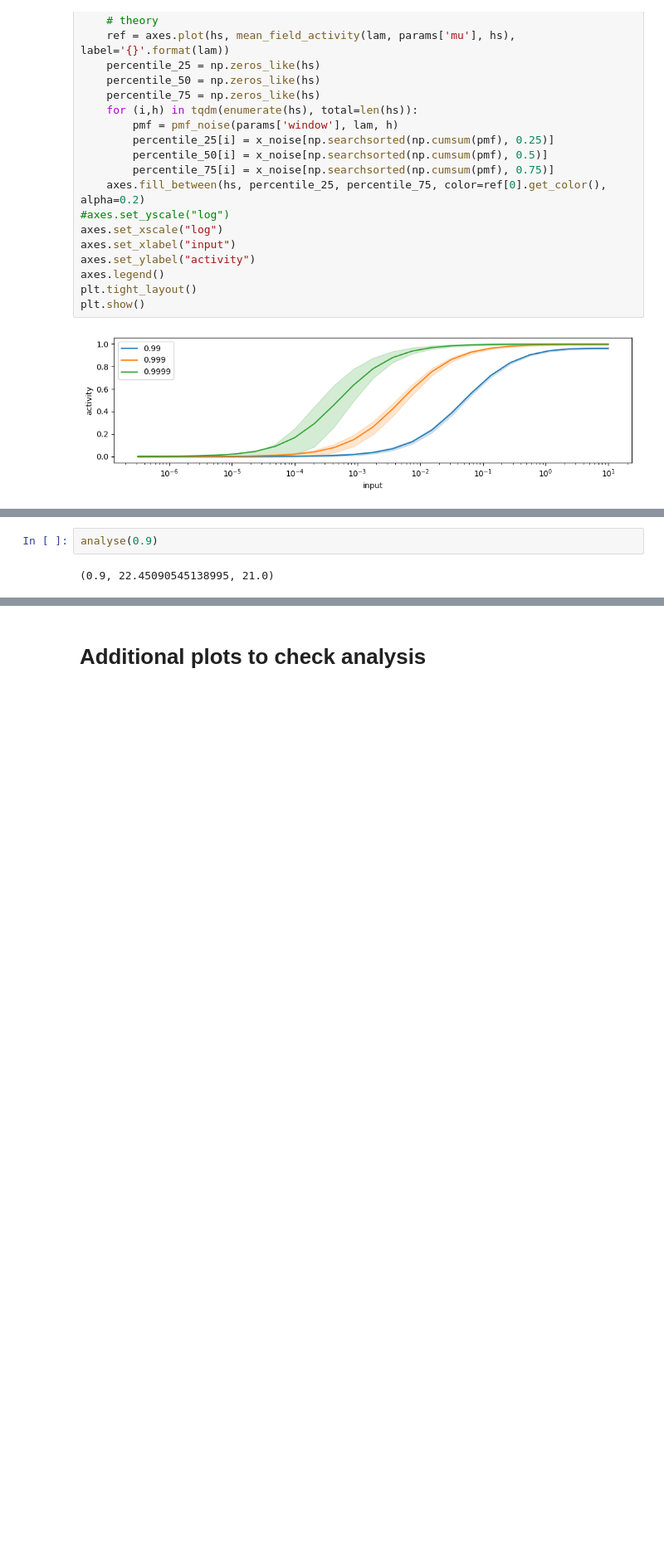
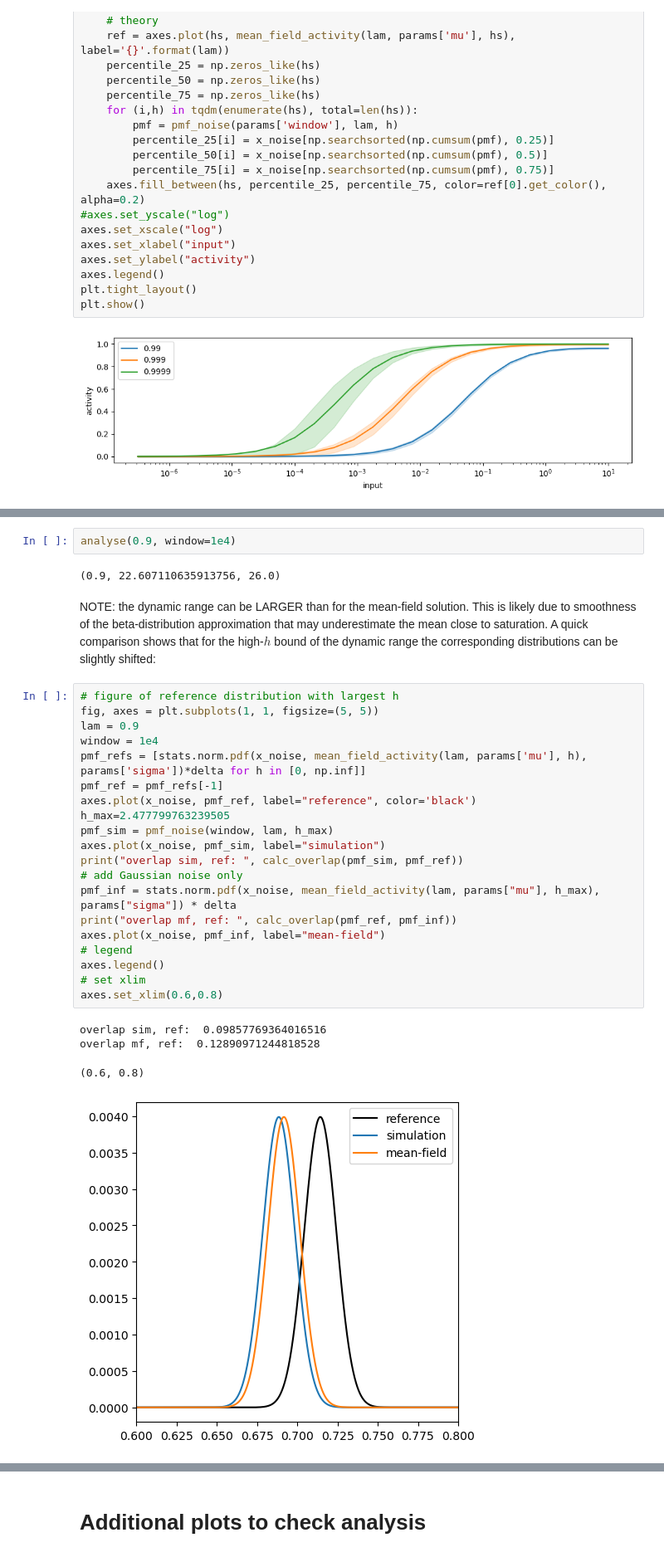
Before and after one commit to sahelazizpour/Finite-Observation-Dynamic-Range, a Jupyter notebook: test_4_analysis_simulation.ipynb, the cells around one changed output, grey strips where cells are left out. Shown: that part at 83% size. Saved outputs shown, nothing was run; the diff lists cells and outputs as text; blank space fills up the shorter version.

```diff
--- a/test_4_analysis_simulation.ipynb
+++ b/test_4_analysis_simulation.ipynb
@@ -174,9 +176,36 @@ def analyse(lam, verbose=False):
 
     return lam, dr, nd
 # %%
-analyse(0.9)
+analyse(0.9, window=1e4)
 # %% [output]
-(0.9, 22.45090545138995, 21.0)
+(0.9, 22.607110635913756, 26.0)
+# %% [markdown]
+NOTE: the dynamic range can be LARGER than for the mean-field solution. This is likely due to smoothness of the beta-distribution approximation that may underestimate the mean close to saturation. A quick comparison shows that for the high-$h$ bound of the dynamic range the corresponding distributions can be slightly shifted:
+# %%
+# figure of reference distribution with largest h
+fig, axes = plt.subplots(1, 1, figsize=(5, 5))
+lam = 0.9
+window = 1e4
+pmf_refs = [stats.norm.pdf(x_noise, mean_field_activity(lam, params['mu'], h), params['sigma'])*delta for h in [0, np.inf]]
+pmf_ref = pmf_refs[-1]
+axes.plot(x_noise, pmf_ref, label="reference", color='black')
+h_max=2.477799763239505
+pmf_sim = pmf_noise(window, lam, h_max)
+axes.plot(x_noise, pmf_sim, label="simulation")
+print("overlap sim, ref: ", calc_overlap(pmf_sim, pmf_ref))
+# add Gaussian noise only
+pmf_inf = stats.norm.pdf(x_noise, mean_field_activity(lam, params["mu"], h_max), params["sigma"]) * delta
+print("overlap mf, ref: ", calc_overlap(pmf_ref, pmf_inf))
+axes.plot(x_noise, pmf_inf, label="mean-field")
+# legend
+axes.legend()
+# set xlim
+axes.set_xlim(0.6,0.8)
+# %% [output]
+overlap sim, ref:  0.09857769364016516
+overlap mf, ref:  0.12890971244818528
+(0.6, 0.8)
+[figure, added]
 # %%
 # parallize over lambdas with dask
 from dask.distributed import Client, LocalCluster, as_completed
```
Also changed, not shown: parts of 4 cells of this notebook, 6 other files.
